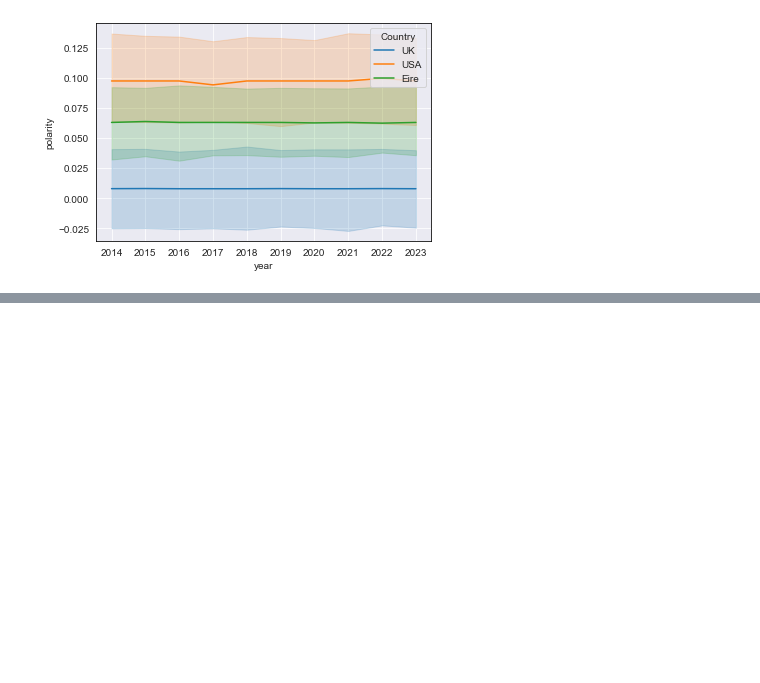
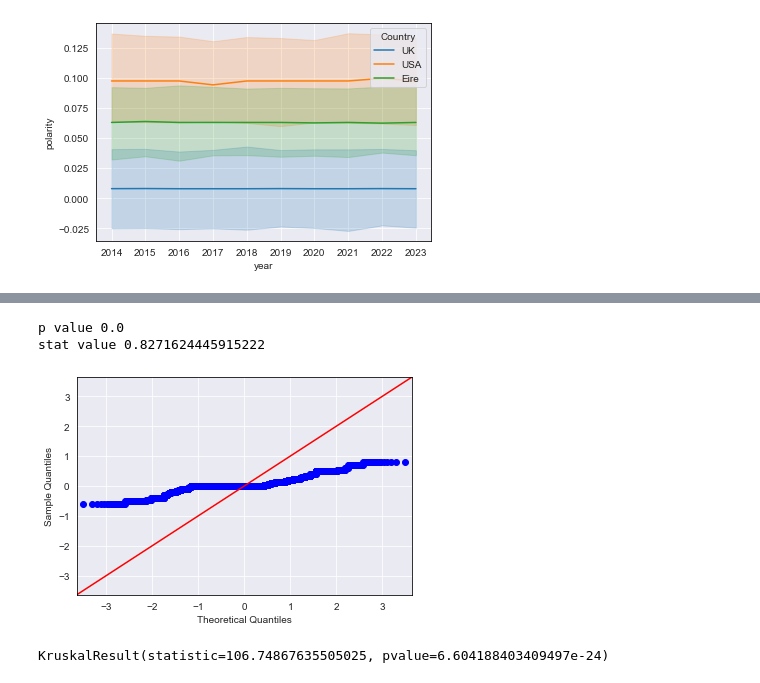
Before and after one commit to alexCCTcollege/CA-2, a Jupyter notebook: Code.ipynb, the cells around one changed output, grey strips where cells are left out. Drawn from its saved outputs; the diff is of its cells as text; code cells hidden in the pictures; blank space fills up the shorter version.

```diff
--- a/Code.ipynb
+++ b/Code.ipynb
@@ -156,4 +163,22 @@ sns.lineplot(data = headlines,x='year',y='polarity',hue='Country')
+# %%
+fig = sm.qqplot(headlines['polarity'], line='45')
+stat, p = shapiro(headlines['polarity'])
+print('p value ' + str(p))
+print('stat value ' + str(stat))
+# %% [output]
+p value 0.0
+stat value 0.8271624445915222
+[figure, added]
 # %%
 stopwords = set(STOPWORDS)
 text = headlines['title'].str.cat(sep=' ')
 tokens = nltk.word_tokenize(text)
+# %%
+a = headlines[headlines['Country']=='Eire']
+b = headlines[headlines['Country']=='USA']
+c = headlines[headlines['Country']=='UK']
+
+
+stats.kruskal(a['polarity'],b['polarity'],c['polarity'])
+# %% [output]
+KruskalResult(statistic=106.74867635505025, pvalue=6.604188403409497e-24)
```
Also changed, not shown: parts of 2 cells of this notebook.
